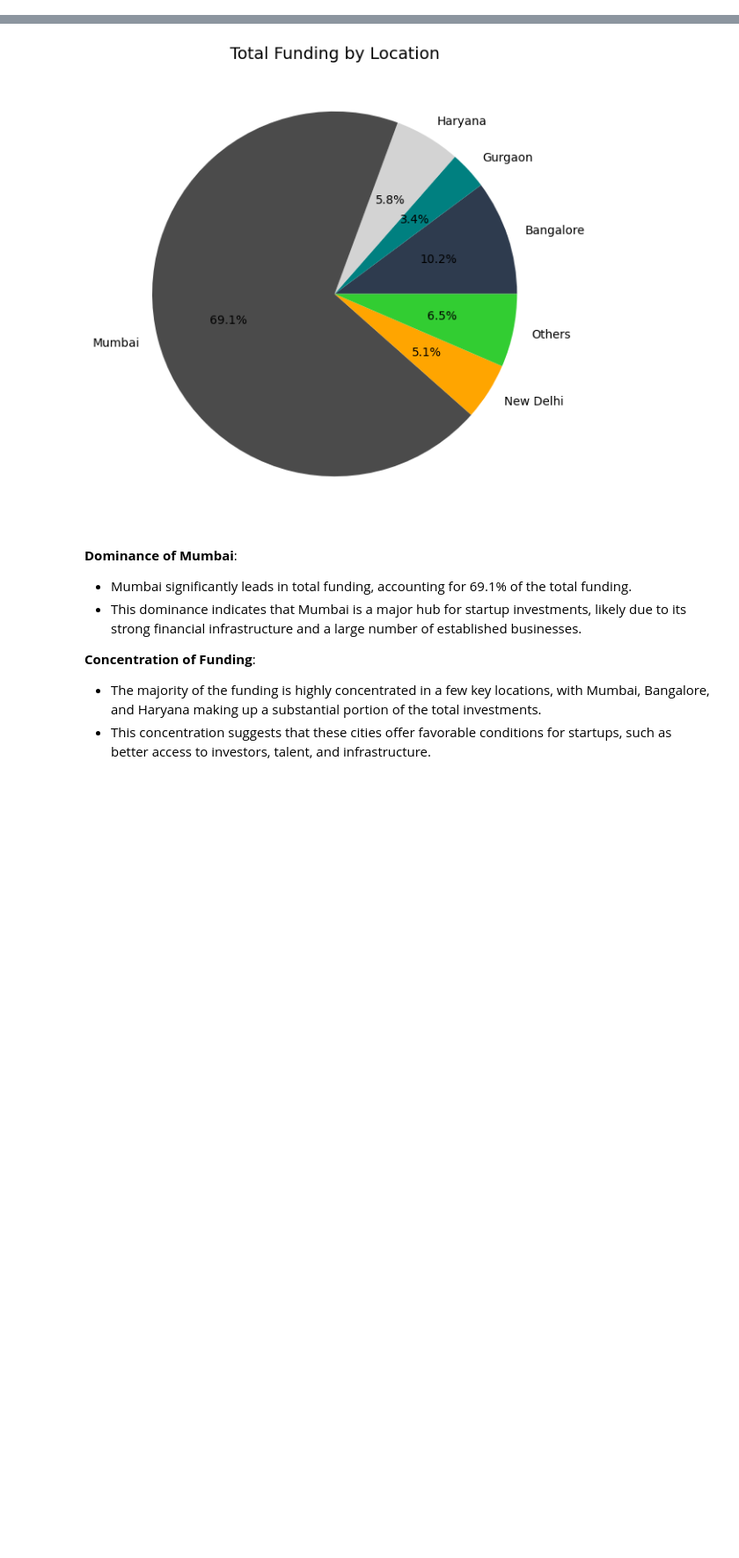
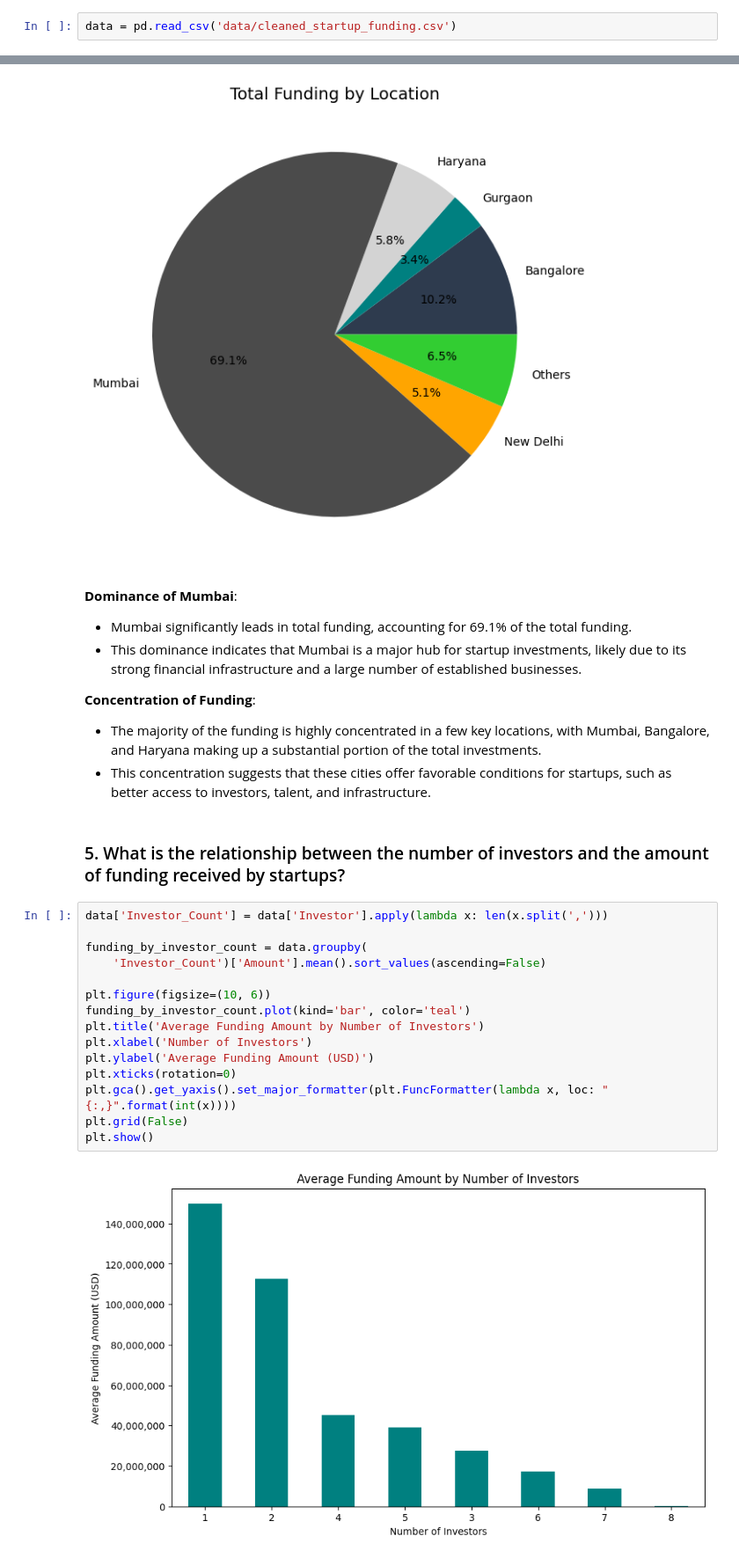
Before and after one commit to elishastanley/Indian-Start-up-Funding-Analysis-2018-2021, a Jupyter notebook: notebook/main.ipynb, the cells around one changed output, grey strips where cells are left out. Shown at 88% size. Drawn from its saved outputs; the diff is of its cells as text; blank space fills up the shorter version.

```diff
--- a/notebook/main.ipynb
+++ b/notebook/main.ipynb
@@ -543,6 +543,8 @@ Name: count, dtype: int64
 # %%
 # Saving the DataFrame to a CSV file
 data.to_csv('data/cleaned_startup_funding.csv', index=False)
+# %%
+data = pd.read_csv('data/cleaned_startup_funding.csv')
 # %% [markdown]
 ## **Exploratory Data Analysis**
 # %%
@@ -934,3 +938,22 @@ plt.show()
 **Concentration of Funding**:
    - The majority of the funding is highly concentrated in a few key locations, with Mumbai, Bangalore, and Haryana making up a substantial portion of the total investments.
    - This concentration suggests that these cities offer favorable conditions for startups, such as better access to investors, talent, and infrastructure.
+# %% [markdown]
+### 5. What is the relationship between the number of investors and the amount of funding received by startups?
+# %%
+data['Investor_Count'] = data['Investor'].apply(lambda x: len(x.split(',')))
+
+funding_by_investor_count = data.groupby(
+    'Investor_Count')['Amount'].mean().sort_values(ascending=False)
+
+plt.figure(figsize=(10, 6))
+funding_by_investor_count.plot(kind='bar', color='teal')
+plt.title('Average Funding Amount by Number of Investors')
+plt.xlabel('Number of Investors')
+plt.ylabel('Average Funding Amount (USD)')
+plt.xticks(rotation=0)
+plt.gca().get_yaxis().set_major_formatter(plt.FuncFormatter(lambda x, loc: "{:,}".format(int(x))))
+plt.grid(False)
+plt.show()
+# %% [output]
+[figure, added]
```
Also changed, not shown: parts of 6 cells of this notebook, 1 other file.
